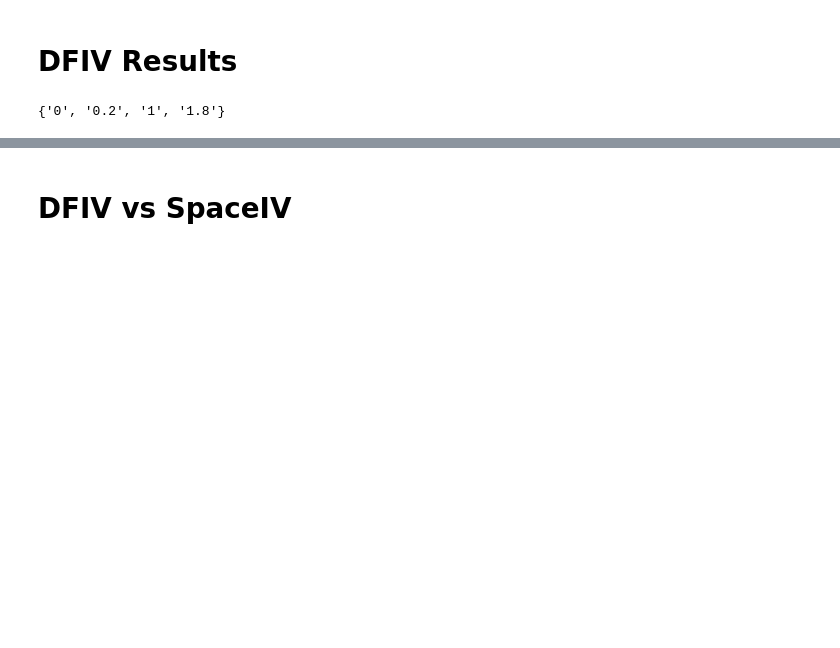
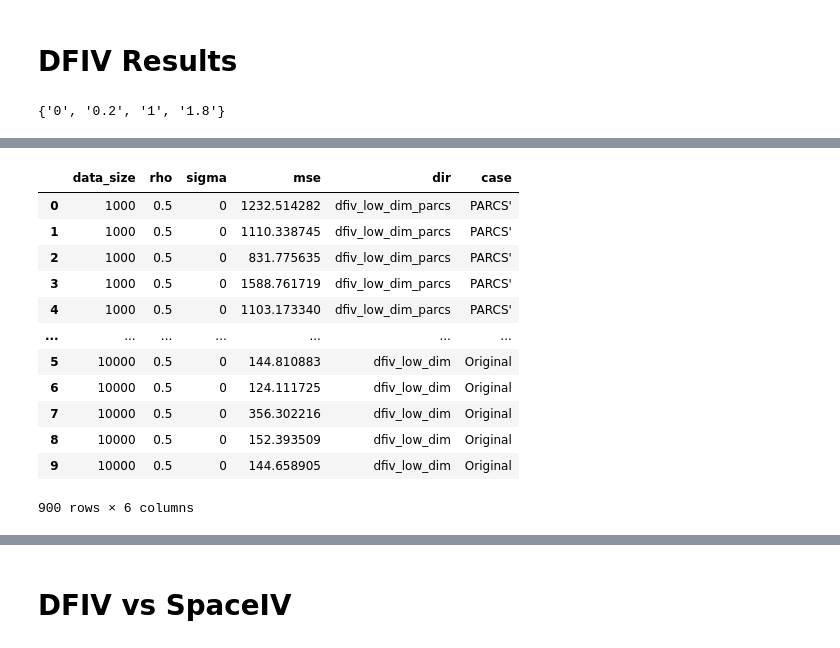
Before and after one commit to Jasmineqy0/DeepFeatureIV, a Jupyter notebook: viz/viz.ipynb, the cells around one changed output, grey strips where cells are left out. Saved outputs shown, nothing was run; the diff lists cells and outputs as text; code cells hidden in the pictures; blank space fills up the shorter version.

```diff
--- a/viz/viz.ipynb
+++ b/viz/viz.ipynb
@@ -168,5 +168,20 @@ df_avg
 # %%
 # df_comb = df_comb.loc[df_comb['data_size'] != '1000']
+df_comb
+# %% [output]
+|  | data_size | rho | sigma | mse | dir | case |
+| 0 | 1000 | 0.5 | 0 | 1232.514282 | dfiv_low_dim_parcs | PARCS' |
+| 1 | 1000 | 0.5 | 0 | 1110.338745 | dfiv_low_dim_parcs | PARCS' |
+| 2 | 1000 | 0.5 | 0 | 831.775635 | dfiv_low_dim_parcs | PARCS' |
+| 3 | 1000 | 0.5 | 0 | 1588.761719 | dfiv_low_dim_parcs | PARCS' |
+| 4 | 1000 | 0.5 | 0 | 1103.173340 | dfiv_low_dim_parcs | PARCS' |
+| ... | ... | ... | ... | ... | ... | ... |
+| 5 | 10000 | 0.5 | 0 | 144.810883 | dfiv_low_dim | Original |
+| 6 | 10000 | 0.5 | 0 | 124.111725 | dfiv_low_dim | Original |
+| 7 | 10000 | 0.5 | 0 | 356.302216 | dfiv_low_dim | Original |
+| 8 | 10000 | 0.5 | 0 | 152.393509 | dfiv_low_dim | Original |
+| 9 | 10000 | 0.5 | 0 | 144.658905 | dfiv_low_dim | Original |
+900 rows × 6 columns
 # %%
 fig = px.box(df_comb, x='sigma', y='mse', color = 'case', points='all',
                 facet_col='data_size', facet_col_wrap=3,
```
Also changed, not shown: parts of 14 cells of this notebook, 13 other files.
